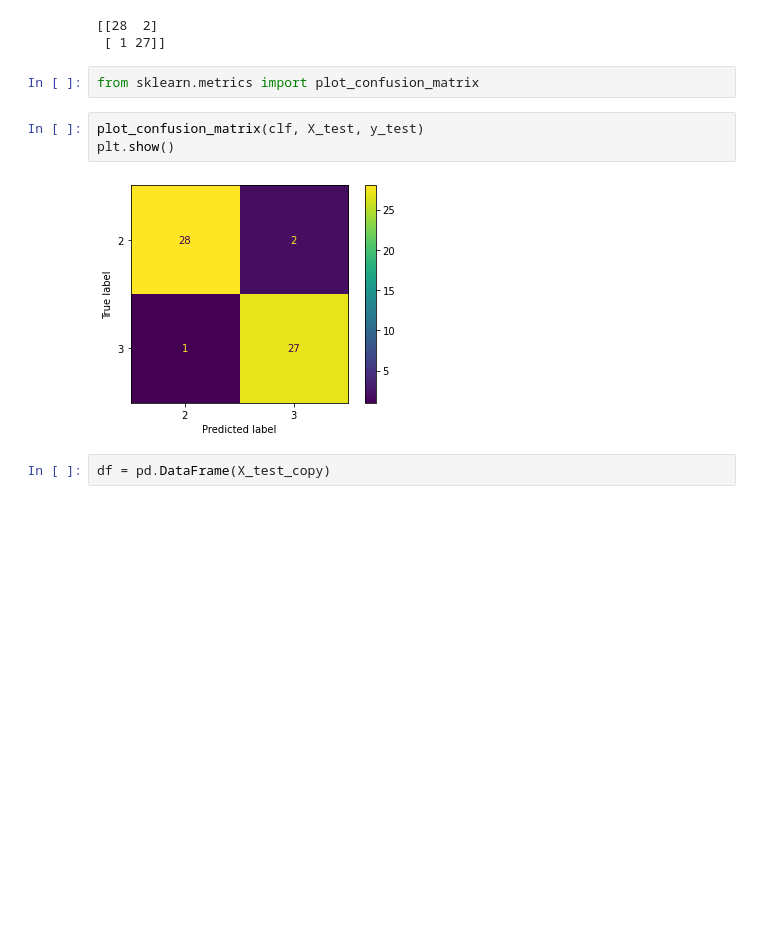
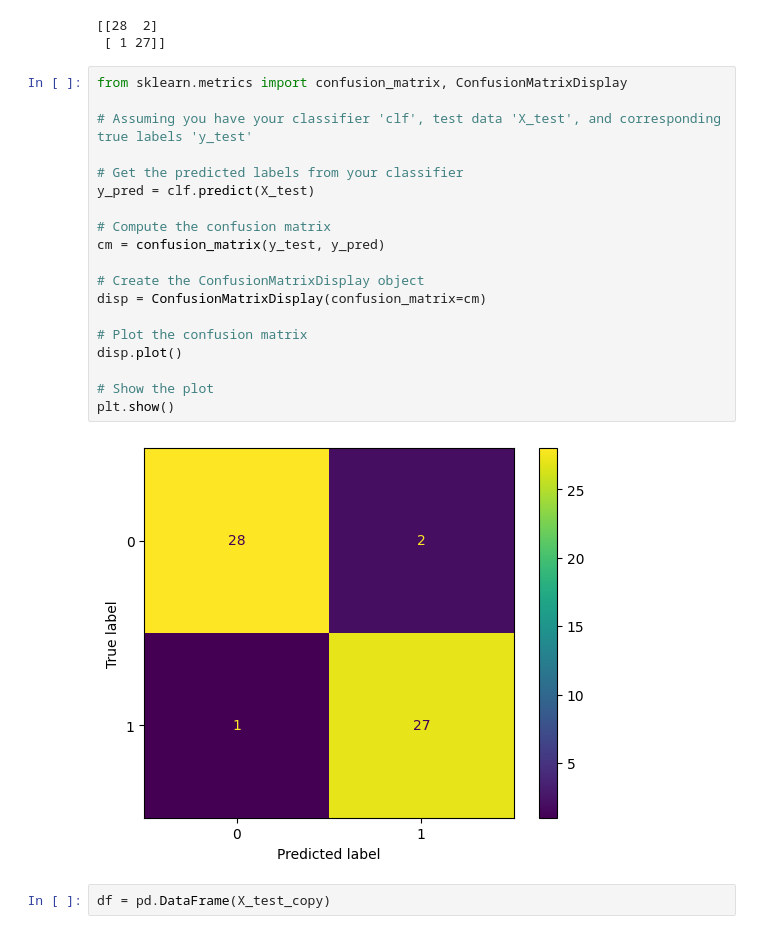
Before and after one commit to soroush-04/IncrementalSVM-road-accident-prediction, a Jupyter notebook: Copy_of_Final_Model_New.ipynb, the cells around one changed output. Saved outputs shown, nothing was run; the diff lists cells and outputs as text; blank space fills up the shorter version.

Commit message:
ConfusionMatrixDisplay

```diff
--- a/Copy_of_Final_Model_New.ipynb
+++ b/Copy_of_Final_Model_New.ipynb
@@ -163,13 +175,27 @@ print(confusion_matrix(y_test, y_pred))
 # %% [output]
 [[28  2]
  [ 1 27]]
-# %%
-from sklearn.metrics import plot_confusion_matrix
-# %%
-plot_confusion_matrix(clf, X_test, y_test)
-plt.show()
-# %% [output]
-[figure, removed]
+# %%
+from sklearn.metrics import confusion_matrix, ConfusionMatrixDisplay
+
+# Assuming you have your classifier 'clf', test data 'X_test', and corresponding true labels 'y_test'
+
+# Get the predicted labels from your classifier
+y_pred = clf.predict(X_test)
+
+# Compute the confusion matrix
+cm = confusion_matrix(y_test, y_pred)
+
+# Create the ConfusionMatrixDisplay object
+disp = ConfusionMatrixDisplay(confusion_matrix=cm)
+
+# Plot the confusion matrix
+disp.plot()
+
+# Show the plot
+plt.show()
+# %% [output]
+[figure, added]
 # %%
 df = pd.DataFrame(X_test_copy)
 # %%
```
Also changed, not shown: parts of 3 cells of this notebook.
